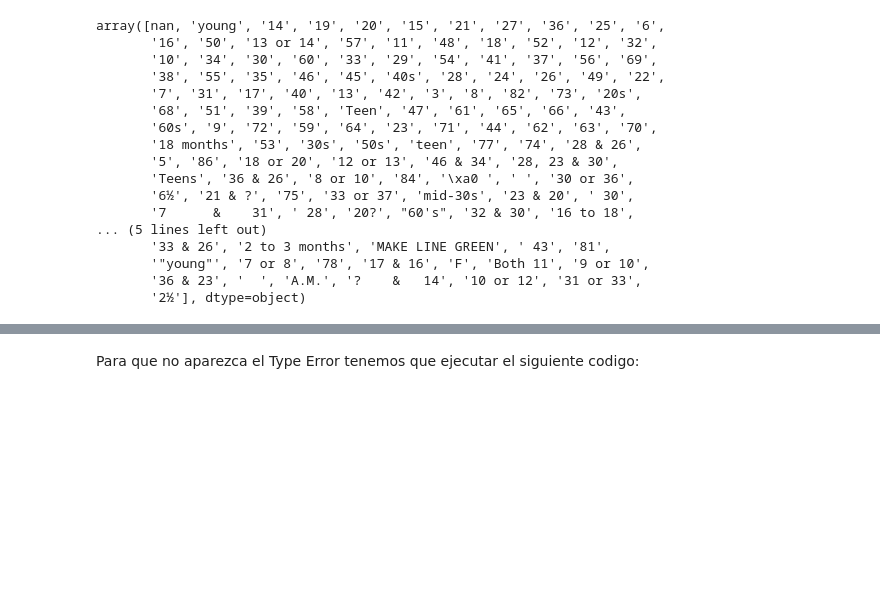
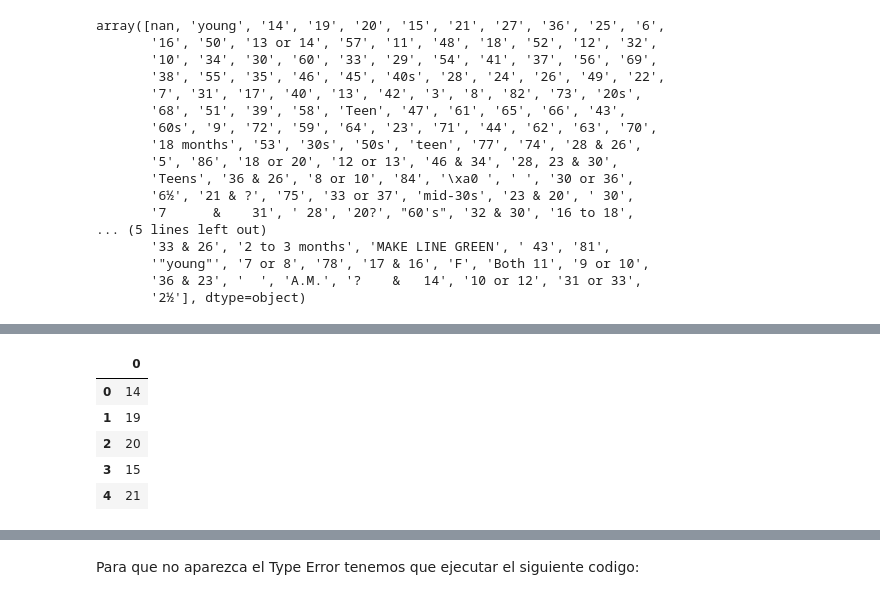
Before and after one commit to Adalab/DA-promo-A-module-2-pairprog-2-pair-3-Alicia-Laura, a Jupyter notebook: Limpieza/pair_limpieza_2.ipynb, the cells around one changed output, grey strips where cells are left out. Cells and saved outputs as stored; diff of their text form; code cells hidden in the pictures; blank space fills up the shorter version.

```diff
--- a/Limpieza/pair_limpieza_2.ipynb
+++ b/Limpieza/pair_limpieza_2.ipynb
@@ -280,0 +153,10 @@ Ejercicio 2
+# %%
+df_años = pd.DataFrame(lista_años)
+df_años.head()
+# %% [output]
+|  | 0 |
+| 0 | 14 |
+| 1 | 19 |
+| 2 | 20 |
+| 3 | 15 |
+| 4 | 21 |
```
Also changed, not shown: parts of 34 cells of this notebook.
